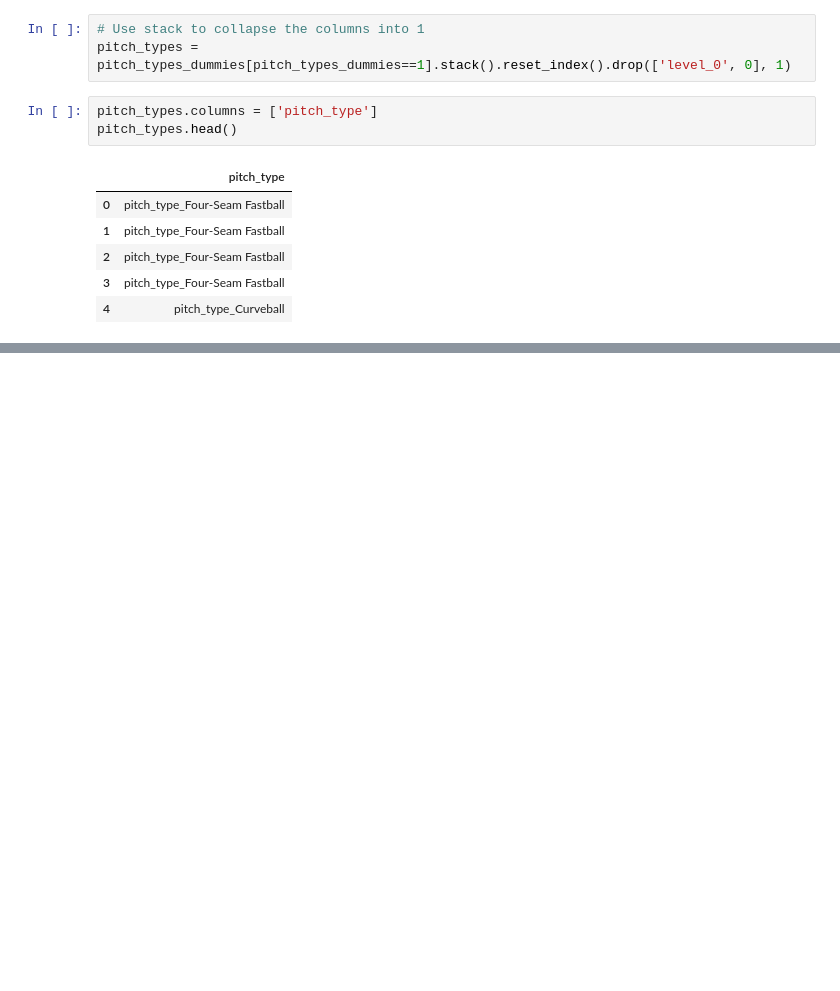
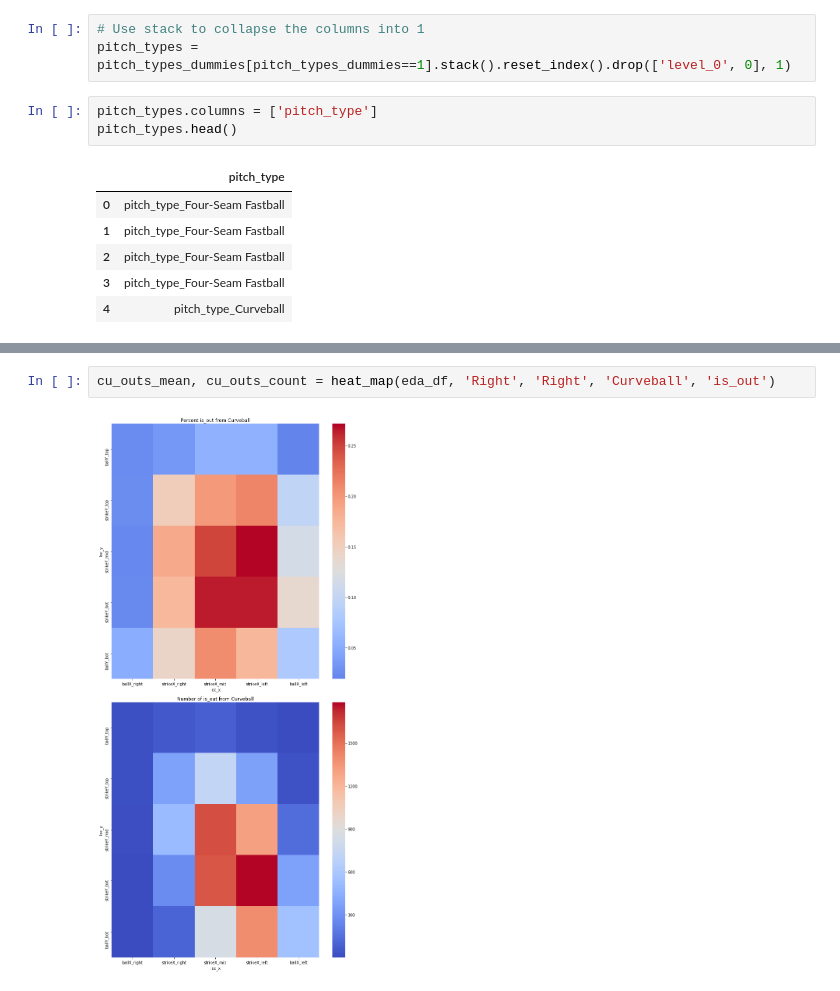
Before and after one commit to curtishiga/Capstone_Project2, a Jupyter notebook: EDA/Exploratory_Data_Analysis.ipynb, the cells around one changed output, grey strips where cells are left out. Saved outputs shown, nothing was run; the diff lists cells and outputs as text; blank space fills up the shorter version.

```diff
--- a/EDA/Exploratory_Data_Analysis.ipynb
+++ b/EDA/Exploratory_Data_Analysis.ipynb
@@ -152,0 +171,4 @@ outs_grouped
+# %%
+cu_outs_mean, cu_outs_count = heat_map(eda_df, 'Right', 'Right', 'Curveball', 'is_out')
+# %% [output]
+[figure, added]
```
Also changed, not shown: parts of 15 cells of this notebook, 3 other files.
